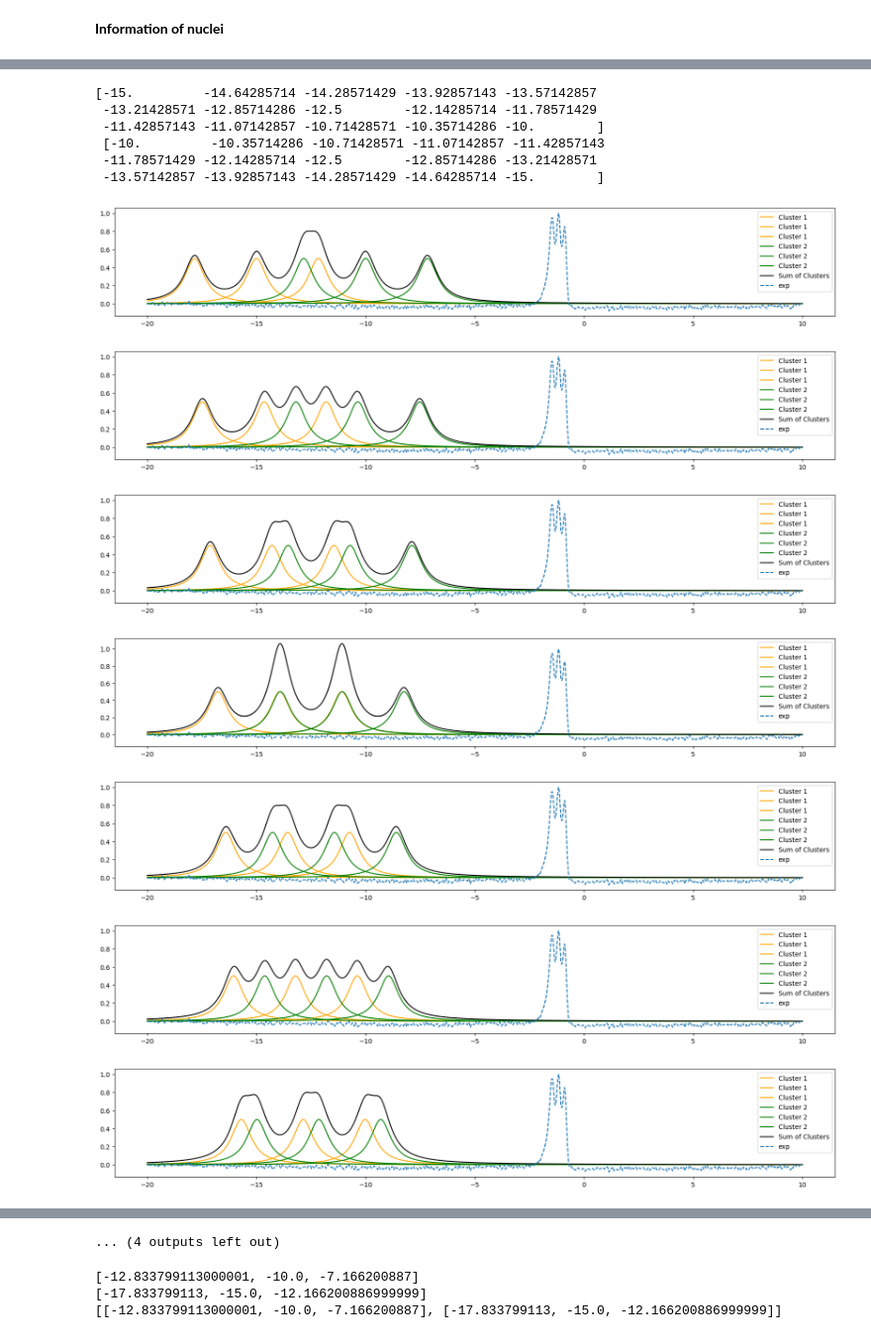
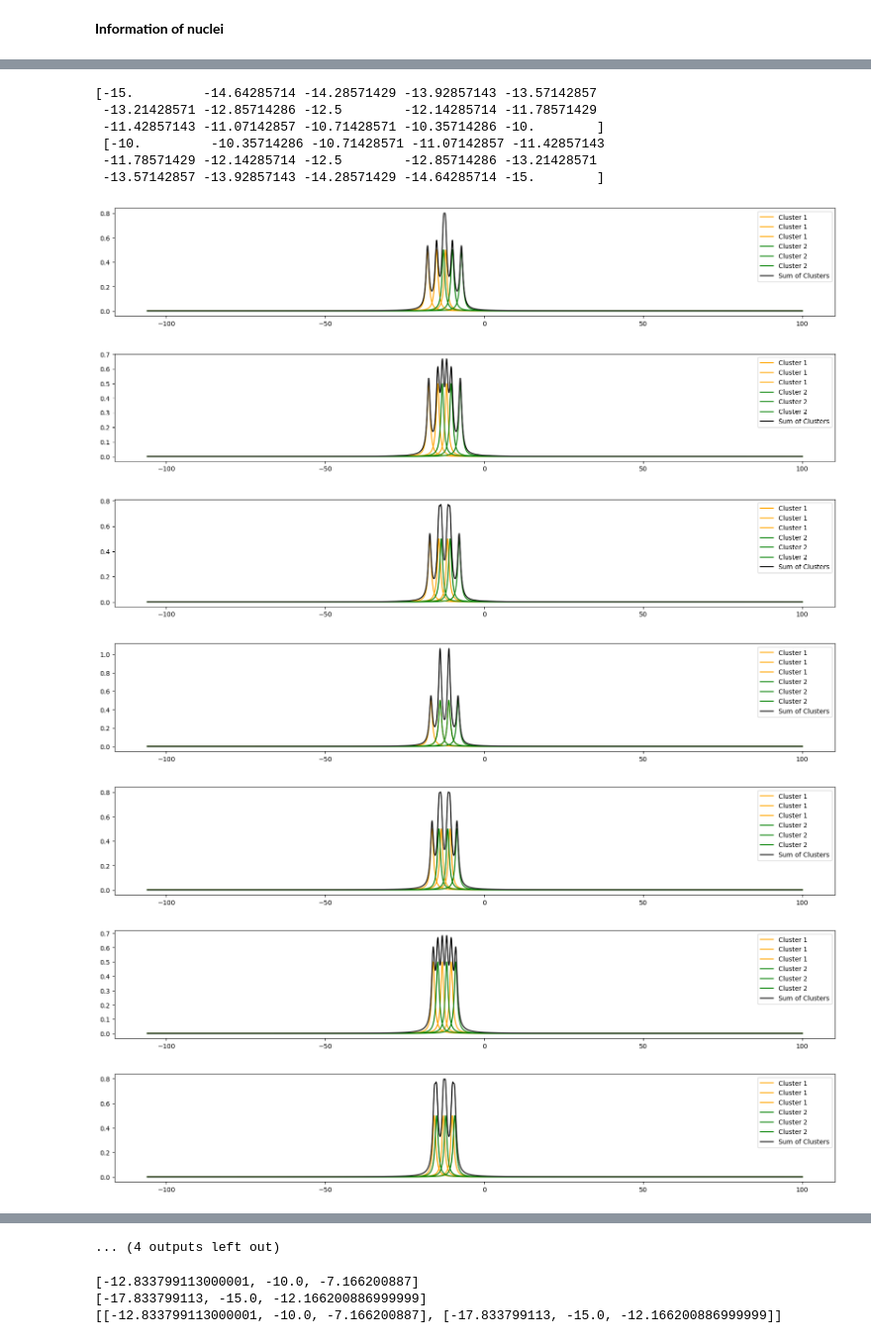
Before and after one commit to AstrobioShiva/Script_project, a Jupyter notebook: visualize_peaks.ipynb, the cells around one changed output, grey strips where cells are left out. Shown: that part at 99% size. Drawn from its saved outputs; the diff is of its cells as text; code cells hidden in the pictures.

```diff
--- a/visualize_peaks.ipynb
+++ b/visualize_peaks.ipynb
@@ -16,8 +19,8 @@ def lorentz_cluster(x, gamma, center_1, split_1, center_2, split_2, A): #define
 **Plot variables**
 # %%
 steps = 32768
-x_start = -50
-x_end = 10
+x_start = 100.06
+x_end = -106.0
 steps_ppm = (x_end - x_start)/steps
 x = np.arange(x_start, x_end, steps_ppm)
 # print(x)
@@ -76,18 +82,27 @@ plt.legend()
 # %%
 least_squares = LeastSquares(x, yData, 0.1, lorentz_cluster)
-m = Minuit(least_squares, gamma = 1, center_1 = -10, split_1 = 2, center_2 = -10, split_2 = 2, A = 1).migrad()
-
+m = Minuit(least_squares, gamma = 1, center_1 = -15, split_1 = 2, center_2 = -15, split_2 = 2, A = 1).migrad()
+# m = Minuit(least_squares, gamma = m.values['gamma'], center_1 = m.values['center_1'], split_1 = m.values['split_1'], center_2 = m.values['center_2'], split_2 = m.values['split_2'], A = m.values['A']).migrad()
 # corr_mat = (m.covariance.correlation())
 # print(corr_mat)
 # print(m.migrad())
+if m.values['split_1']>5 or m.values['split_2']> 5:
+    print("\033[91mCheck!!!\033[0m")
+
 triplet_1 = lorentz_multi(x, m.values['gamma'], m.values['center_1'], m.values['split_1'], m.values['A'])
 triplet_2 = lorentz_multi(x, m.values['gamma'], m.values['center_2'], m.values['split_2'], m.values['A'])
-plt.figure(figsize=(10,5))
+plt.figure(figsize=(20,3))
+xinterval = np.arange(-50,10,10)
 plt.plot(x, yData, '--', label="exp")
 plt.plot(x, lorentz_cluster(x, *m.values), label="fit", color = 'red')
 plt.plot(x,triplet_1, label = "triplet_set1",color = "orange")
 plt.plot(x,triplet_2, label = "triplet_set2",color = "green")
+
+plt.xticks(np.arange(min(x), max(x)+1, 10.0))
+# plt.xlim([50,-80])
+plt.grid()
 plt.legend()
+
 for key, value in zip(m.parameters, m.values):
     print(f"{key} = {value}")
 m.migrad()
@@ -125,0 +137,21 @@ m.values['center_1']
+# %%
+cluster_1_center = m.values['center_1']
+cluster_2_center = m.values['center_2']
+Cluster_1_sep = m.values['split_1'] #separation of peaks in cluster 1
+Cluster_2_sep = m.values['split_2'] #separation of peaks in cluster 2
+
+peak_sep = np.mean([Cluster_1_sep, Cluster_2_sep]) #separation of peak
+
+peak_width = m.values['gamma']
+peak_height = m.values['A']
+parameter = [(cluster_1_center, peak_sep),(cluster_2_center, peak_sep)]
+peak_arrays = [[] for _ in range(len(parameter))]
+
+for id, (a,i) in enumerate(parameter):
+    peak_array = []
+    for j in range(-peaks+2, peaks-1):
+        key = f"result{id + 1}_{j}"
+        result = a + j * i
+        peak_array.append(result)
+    peak_arrays[id] = peak_array
+    print(f"Cluster {id + 1}", peak_array)
@@ -141,41 +176,38 @@ for (cluster_1_center, cluster_2_center) in zip(cluster_1_centers, cluster_2_cen
     parameter = [(cluster_1_center, peak_sep),(cluster_2_center, peak_sep)]
     peak_arrays = [[] for _ in range(len(parameter))]
 
     for id, (a,i) in enumerate(parameter):
         peak_array = []
         for j in range(-peaks+2, peaks-1):
             key = f"result{id + 1}_{j}"
             result = a + j * i
             peak_array.append(result)
         peak_arrays[id] = peak_array
 
     y_sum = np.zeros_like(x)
     plt.figure(figsize=(20,3))
     for id, (peak_array, color) in enumerate(zip(peak_arrays, ["orange", "green"])):
         for peak_center in peak_array:
             y = lorentz(x, gamma = peak_width, x0 = peak_center, A = peak_height)
             y_sum+= y
             plt.plot(x, y, label=f"Cluster {id + 1}", color=color)
 
             # print(f"Cluster {id + 1}, Peak Center: {peak_center}")
 
     plt.plot(x, y_sum, color = 'black', label="Sum of Clusters")
-    yData = np.loadtxt('/home/shiva/WMU/PhD/Data/text/SW_Shiva_152.txt', unpack=True ) # read in
-    yData = yData / max(yData)  # normalize
-    # Plot the experimental data
-    plt.plot(x, yData, '--', label = "exp")
+
     plt.legend()
 # %% [output]
 [-15.         -14.64285714 -14.28571429 -13.92857143 -13.57142857
  -13.21428571 -12.85714286 -12.5        -12.14285714 -11.78571429
  -11.42857143 -11.07142857 -10.71428571 -10.35714286 -10.        ]
  [-10.         -10.35714286 -10.71428571 -11.07142857 -11.42857143
  -11.78571429 -12.14285714 -12.5        -12.85714286 -13.21428571
  -13.57142857 -13.92857143 -14.28571429 -14.64285714 -15.        ]
-[figure, old version]
+[figure, new version]
-[figure, old version]
+[figure, new version]
-[figure, old version]
+[figure, new version]
-[figure, old version]
+[figure, new version]
-[figure, old version]
+[figure, new version]
-[figure, old version]
+[figure, new version]
-[figure, old version]
+[figure, new version]
```
Also changed, not shown: parts of 6 cells of this notebook.
